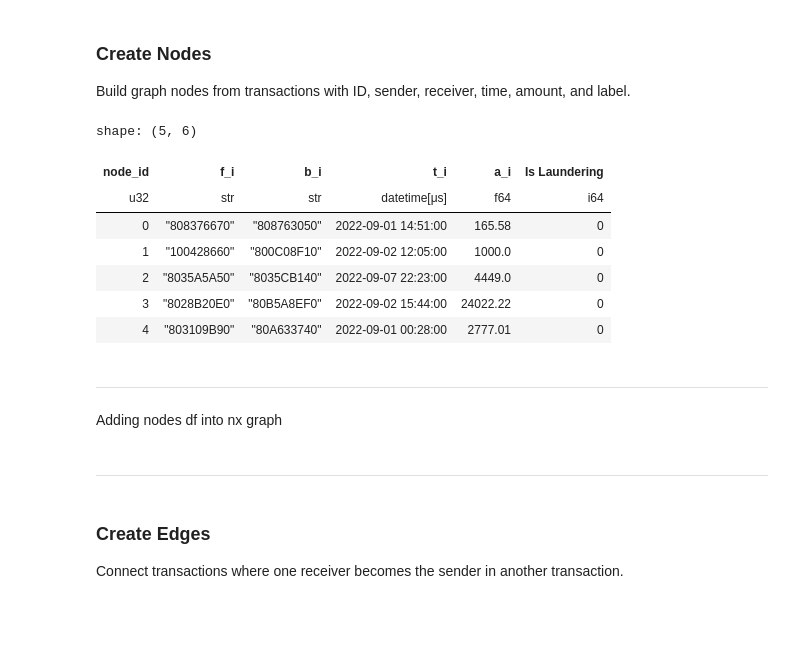
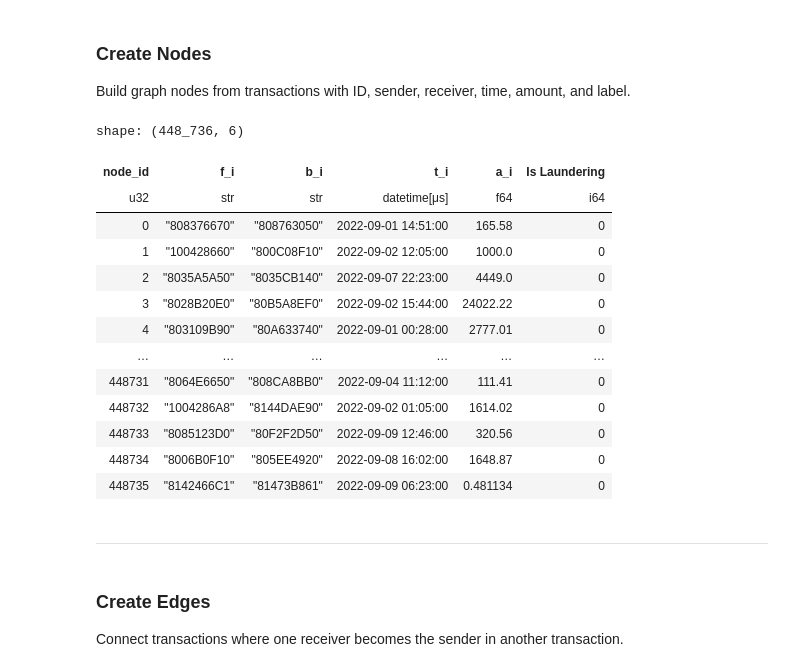
Before and after one commit to FrosBitz/KBTG-hackathon, a Jupyter notebook: FaSTM∀N_Pipeline.ipynb, the cells around one changed output. Cells and saved outputs as stored; diff of their text form; code cells hidden in the pictures; blank space fills up the shorter version.

```diff
--- a/EDA_memory_optim.ipynb
+++ b/FaSTM∀N_Pipeline.ipynb
@@ -135,17 +107,21 @@ nodes = df.with_row_index("node_id").select([
     pl.col("Is Laundering")                        # Ground truth
 ])
 # %%
-nodes.collect().head()
+nodes.collect()
 # %% [output]
-shape: (5, 6)
+shape: (448_736, 6)
 | node_id | f_i | b_i | t_i | a_i | Is Laundering |
 | u32 | str | str | datetime[μs] | f64 | i64 |
 | 0 | "808376670" | "808763050" | 2022-09-01 14:51:00 | 165.58 | 0 |
 | 1 | "100428660" | "800C08F10" | 2022-09-02 12:05:00 | 1000.0 | 0 |
 | 2 | "8035A5A50" | "8035CB140" | 2022-09-07 22:23:00 | 4449.0 | 0 |
 | 3 | "8028B20E0" | "80B5A8EF0" | 2022-09-02 15:44:00 | 24022.22 | 0 |
 | 4 | "803109B90" | "80A633740" | 2022-09-01 00:28:00 | 2777.01 | 0 |
+| … | … | … | … | … | … |
+| 448731 | "8064E6650" | "808CA8BB0" | 2022-09-04 11:12:00 | 111.41 | 0 |
+| 448732 | "1004286A8" | "8144DAE90" | 2022-09-02 01:05:00 | 1614.02 | 0 |
+| 448733 | "8085123D0" | "80F2F2D50" | 2022-09-09 12:46:00 | 320.56 | 0 |
+| 448734 | "8006B0F10" | "805EE4920" | 2022-09-08 16:02:00 | 1648.87 | 0 |
+| 448735 | "8142466C1" | "81473B861" | 2022-09-09 06:23:00 | 0.481134 | 0 |
 # %% [markdown]
 ---
-# %% [markdown]
-Adding nodes df into nx graph
@@ -165,5 +128,3 @@ Adding nodes df into nx graph
-# %% [markdown]
----
 # %% [markdown]
 ### Create Edges
 
```
Also changed, not shown: parts of 50 cells of this notebook, 2 other files.
